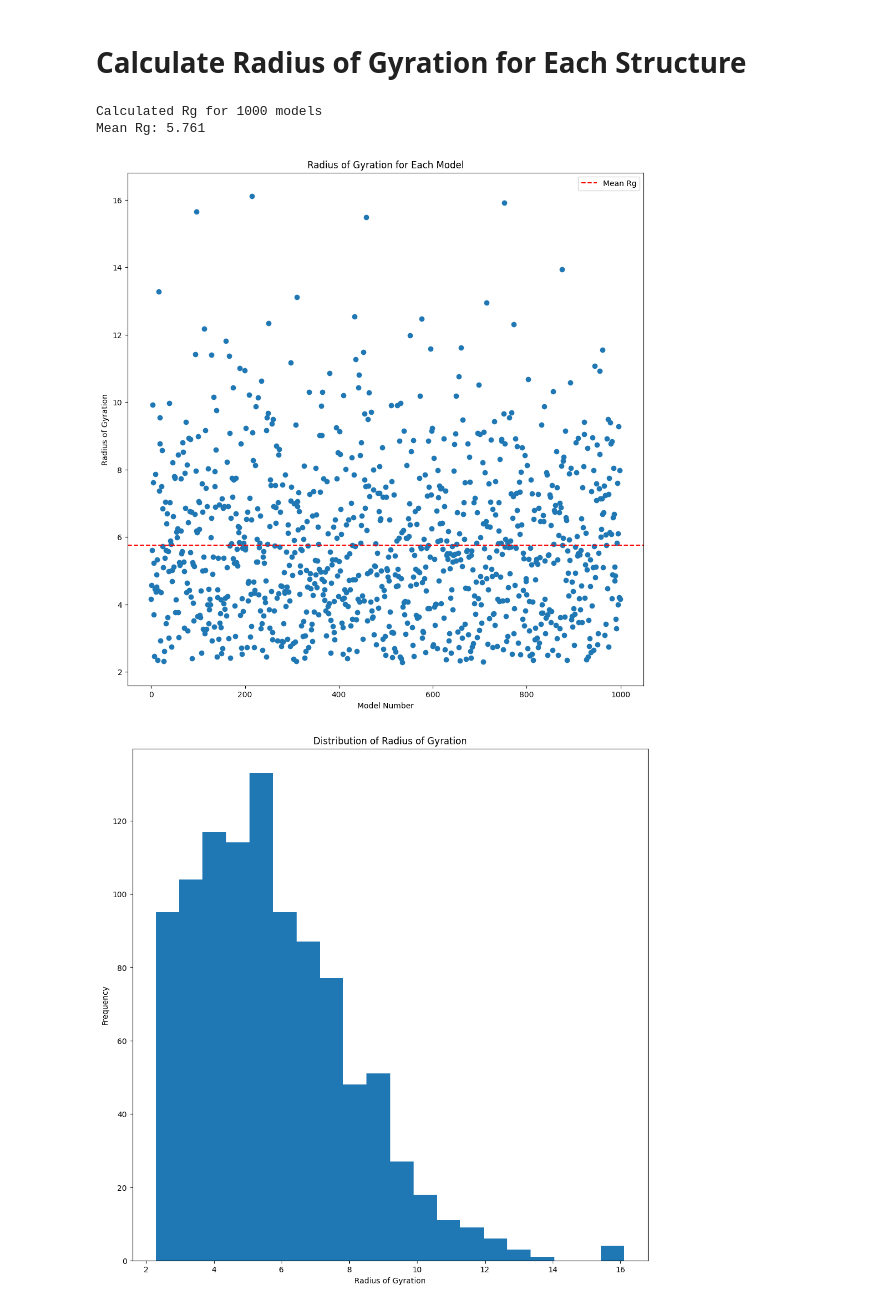
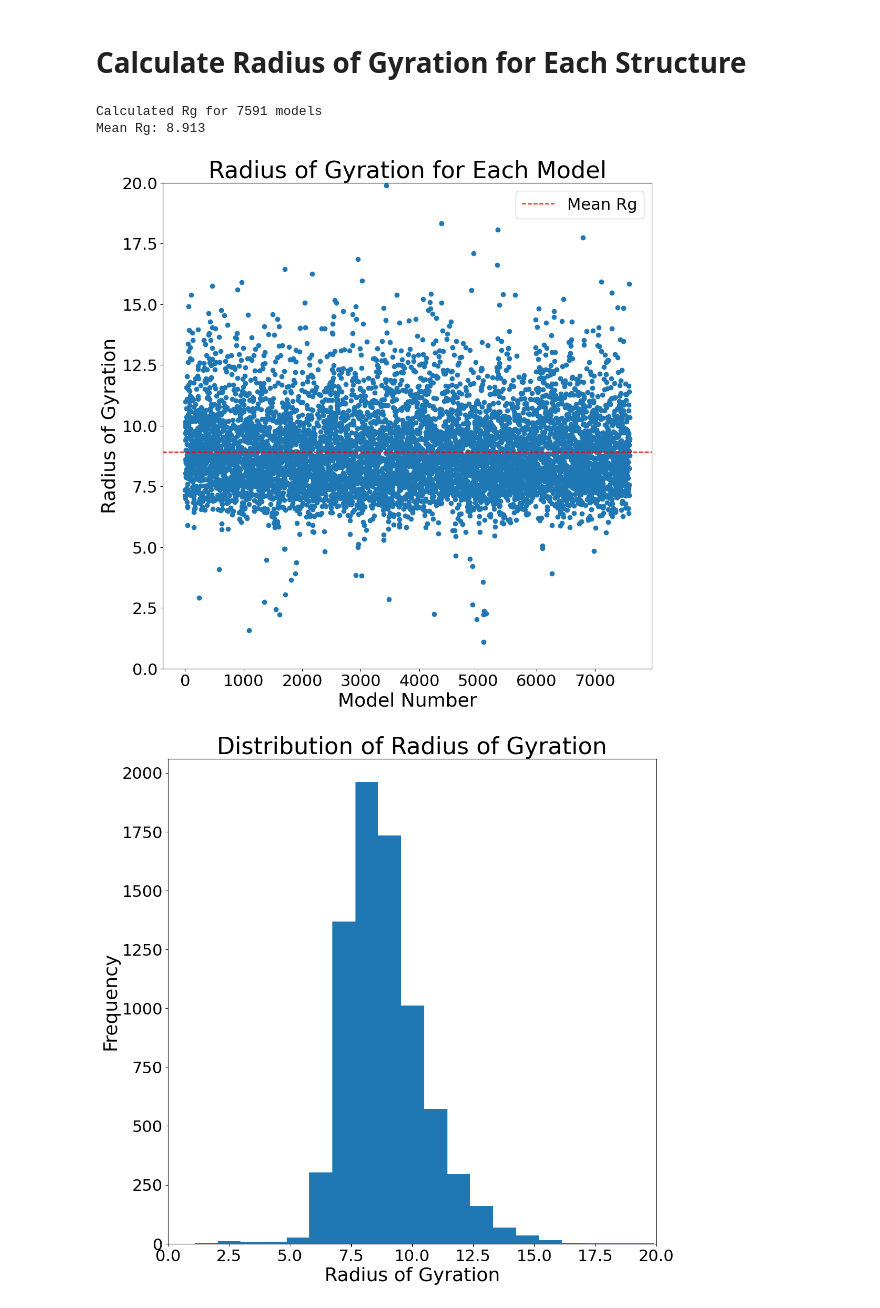
Before and after one commit to AKuhn100/ChromVAE, a Jupyter notebook: scripts/Plotting/distance_map.ipynb, the cells around one changed output. Cells and saved outputs as stored; diff of their text form; code cells hidden in the pictures.

```diff
--- a/scripts/Plotting/distance_map.ipynb
+++ b/scripts/Plotting/distance_map.ipynb
@@ -22,12 +13,12 @@ DISTRIBUTION_OUTPUT_2 = "/scratch/amk19/ChromVAE/ChromVAE/outputs/Generated_Samp
 # %%
-PDB_PATH = "/scratch/amk19/ChromVAE/ChromVAE/outputs/Generated_Samples_stacked/generated_samples.pdb"
-MODEL_PATH = "/scratch/amk19/ChromVAE/ChromVAE/outputs/trained_vae_model_stacked.pt"
-AVERAGE_DISTANCE_PATH = "/scratch/amk19/ChromVAE/ChromVAE/outputs/Generated_Samples_stacked/average_distances.npy"
-DISTANCE_OUTPUT = "/scratch/amk19/ChromVAE/ChromVAE/outputs/Generated_Samples_stacked/distance_map.png"
-RADIUS_OF_GYRATION_OUTPUT = "/scratch/amk19/ChromVAE/ChromVAE/outputs/Generated_Samples_stacked/radius_of_gyration.png"
-RADIUS_OF_GYRATION_DISTRIBUTION_OUTPUT = "/scratch/amk19/ChromVAE/ChromVAE/outputs/Generated_Samples_stacked/radius_of_gyration_distribution.png"
-DISTRIBUTION_OUTPUT_1 = "/scratch/amk19/ChromVAE/ChromVAE/outputs/Generated_Samples_stacked/Distribution_of_Latent_Variable_1.png"
-DISTRIBUTION_OUTPUT_2 = "/scratch/amk19/ChromVAE/ChromVAE/outputs/Generated_Samples_stacked/Distribution_of_Latent_Variable_2.png"
+PDB_PATH = "/scratch/amk19/ChromVAE/ChromVAE/outputs/Generated_Samples/Large_Latent_Dim/Beta_0.0001/generated_samples_training_distribution.pdb"
+MODEL_PATH = "/scratch/amk19/ChromVAE/ChromVAE/outputs/Large_Latent_Dim/trained_vae_model_RMSD_64_Latent_Dim.pt"
+AVERAGE_DISTANCE_PATH = "/scratch/amk19/ChromVAE/ChromVAE/outputs/Large_Latent_Dim/average_distances.npy"
+DISTANCE_OUTPUT = "/scratch/amk19/ChromVAE/ChromVAE/outputs/Large_Latent_Dim/distance_map.png"
+RADIUS_OF_GYRATION_OUTPUT = "/scratch/amk19/ChromVAE/ChromVAE/outputs/Large_Latent_Dim/radius_of_gyration.png"
+RADIUS_OF_GYRATION_DISTRIBUTION_OUTPUT = "/scratch/amk19/ChromVAE/ChromVAE/outputs/Large_Latent_Dim/radius_of_gyration_distribution.png"
+DISTRIBUTION_OUTPUT_1 = "/scratch/amk19/ChromVAE/ChromVAE/outputs/Large_Latent_Dim/Distribution_of_Latent_Variable_1.png"
+DISTRIBUTION_OUTPUT_2 = "/scratch/amk19/ChromVAE/ChromVAE/outputs/Large_Latent_Dim/Distribution_of_Latent_Variable_2.png"
 # %% [markdown]
 # Load PDB
 # %%
@@ -133,26 +125,40 @@ for model in u.trajectory:
 print(f"Calculated Rg for {len(radii_of_gyration)} models")
 print(f"Mean Rg: {np.mean(radii_of_gyration):.3f}")
 # %% [output]
-Calculated Rg for 1000 models
-Mean Rg: 5.761
+Calculated Rg for 7591 models
+Mean Rg: 8.913
 # %%
 import matplotlib.pyplot as plt
+
+# Increase font sizes for all elements
+title_fontsize = 32
+label_fontsize = 26
+tick_fontsize = 22
+legend_fontsize = 22
+
 plt.figure(figsize=(12, 12))
 plt.scatter(range(len(radii_of_gyration)), radii_of_gyration)
-plt.xlabel('Model Number')
-plt.ylabel('Radius of Gyration')
-plt.title('Radius of Gyration for Each Model')
+plt.xlabel('Model Number', fontsize=label_fontsize)
+plt.ylabel('Radius of Gyration', fontsize=label_fontsize)
+plt.title('Radius of Gyration for Each Model', fontsize=title_fontsize)
+plt.xticks(fontsize=tick_fontsize)
+plt.yticks(fontsize=tick_fontsize)
+plt.ylim(0, 20)  # Manually set y-axis from 0 to 20
 plt.axhline(y=np.mean(radii_of_gyration), color='r', linestyle='--', label='Mean Rg')
-plt.legend()
+plt.legend(fontsize=legend_fontsize)
 plt.savefig(RADIUS_OF_GYRATION_OUTPUT, dpi=300, bbox_inches='tight')
 
-#Plot distribution of Rg
+
+# Plot distribution of Rg with increased font sizes
 plt.figure(figsize=(12, 12))
 plt.hist(radii_of_gyration, bins=20)
-plt.xlabel('Radius of Gyration')
-plt.ylabel('Frequency')
-plt.title('Distribution of Radius of Gyration')
+plt.xlabel('Radius of Gyration', fontsize=label_fontsize)
+plt.ylabel('Frequency', fontsize=label_fontsize)
+plt.title('Distribution of Radius of Gyration', fontsize=title_fontsize)
+plt.xticks(fontsize=tick_fontsize)
+plt.yticks(fontsize=tick_fontsize)
+plt.xlim(0, 20)  # Manually set x-axis from 0 to 20
 plt.savefig(RADIUS_OF_GYRATION_DISTRIBUTION_OUTPUT, dpi=300, bbox_inches='tight')
 # %% [output]
-[figure, old version]
+[figure, new version]
-[figure, old version]
+[figure, new version]
```
Also changed, not shown: parts of 5 cells of this notebook, 5 other files.
